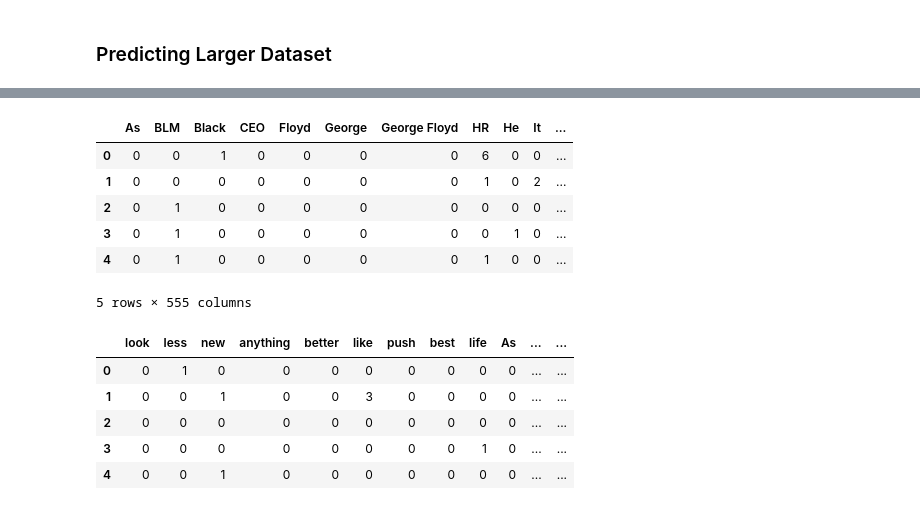
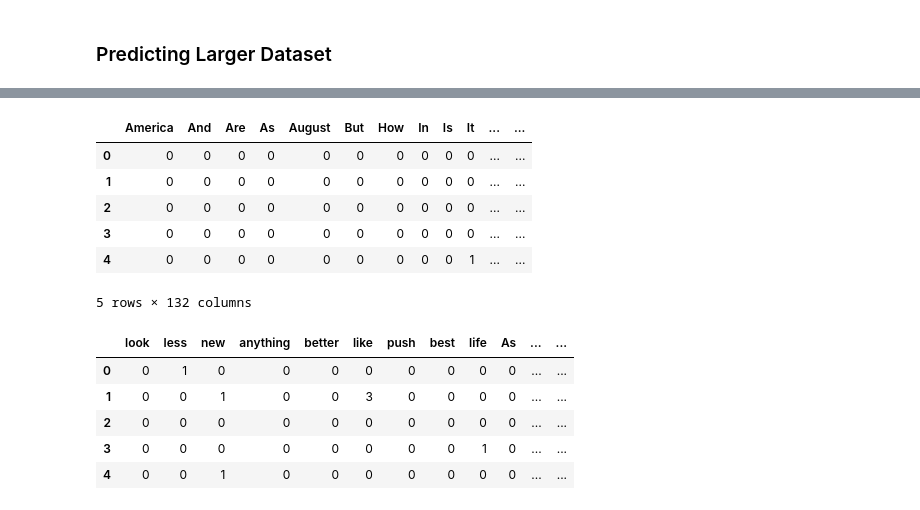
Before and after one commit to robinlli/Police_Shooting_Reddit, a Jupyter notebook: Machine Learning.ipynb, the cells around one changed output, grey strips where cells are left out. Saved outputs shown, nothing was run; the diff lists cells and outputs as text; code cells hidden in the pictures.

```diff
--- a/Machine Learning.ipynb
+++ b/Machine Learning.ipynb
@@ -327,15 +327,15 @@ n_text2 = len(df_text2. columns)+1
 dict(zip(list(range(n_text2)), vect_text.get_feature_names()))
 df_text2.rename(columns=dict(zip(list(range(n_text2)), vect_text.get_feature_names())), inplace=True)
 # %%
-df_text.head()
+df_text2.head()
 # %% [output]
-|  | As | BLM | Black | CEO | Floyd | George | George Floyd | HR | He | It | ... |
-| 0 | 0 | 0 | 1 | 0 | 0 | 0 | 0 | 6 | 0 | 0 | ... |
-| 1 | 0 | 0 | 0 | 0 | 0 | 0 | 0 | 1 | 0 | 2 | ... |
-| 2 | 0 | 1 | 0 | 0 | 0 | 0 | 0 | 0 | 0 | 0 | ... |
-| 3 | 0 | 1 | 0 | 0 | 0 | 0 | 0 | 0 | 1 | 0 | ... |
-| 4 | 0 | 1 | 0 | 0 | 0 | 0 | 0 | 1 | 0 | 0 | ... |
+|  | America | And | Are | As | August | But | How | In | Is | It | ... | ... |
+| 0 | 0 | 0 | 0 | 0 | 0 | 0 | 0 | 0 | 0 | 0 | ... | ... |
+| 1 | 0 | 0 | 0 | 0 | 0 | 0 | 0 | 0 | 0 | 0 | ... | ... |
+| 2 | 0 | 0 | 0 | 0 | 0 | 0 | 0 | 0 | 0 | 0 | ... | ... |
+| 3 | 0 | 0 | 0 | 0 | 0 | 0 | 0 | 0 | 0 | 0 | ... | ... |
+| 4 | 0 | 0 | 0 | 0 | 0 | 0 | 0 | 0 | 0 | 1 | ... | ... |
-5 rows × 555 columns
+5 rows × 132 columns
 # %%
 # select overlapping text columns
 
```
Also changed, not shown: parts of 13 cells of this notebook, 2 other files.
